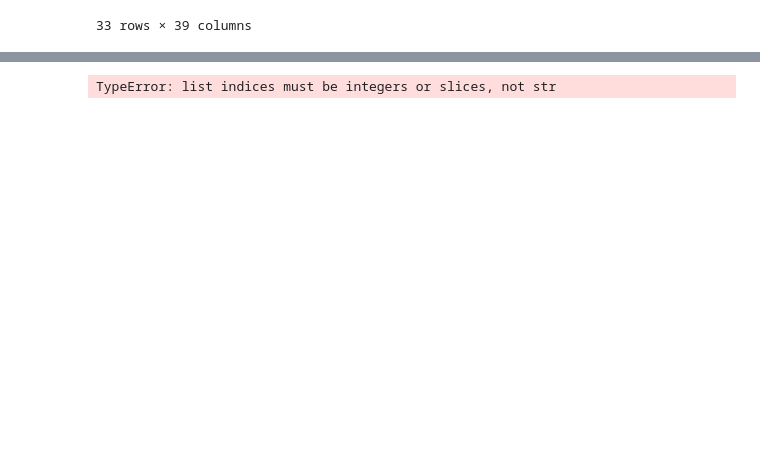
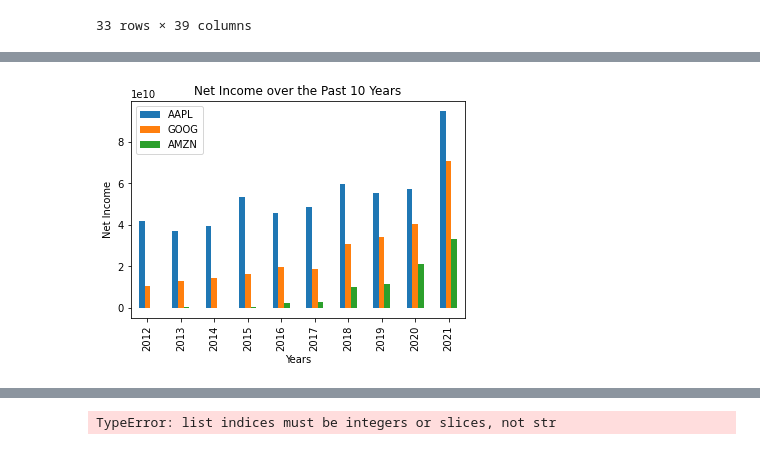
Before and after one commit to lyndsaywylie/Project-1, a Jupyter notebook: kim.ipynb, the cells around one changed output, grey strips where cells are left out. Cells and saved outputs as stored; diff of their text form; code cells hidden in the pictures; blank space fills up the shorter version.

```diff
--- a/kim.ipynb
+++ b/kim.ipynb
@@ -68,3 +65,18 @@ del_df
+# %%
+#create fake data
+del_df = pd.DataFrame({'Years': [2012, 2013, 2014, 2015, 2016, 2017, 2018, 2019, 2020, 2021],
+                   'AAPL': [41733000000, 37037000000, 39510000000, 53394000000, 45687000000, 48351000000, 59531000000, 55256000000, 57411000000, 94860000000],
+                   'GOOG': [10737000000, 12920000000, 14444000000, 16348000000, 19478000000, 18662000000, 30736000000, 34343000000, 40269000000, 70633000000],
+                   'AMZN': [-39000000, 244000000, -241000000, 596000000, 2371000000, 3033000000, 10073000000, 11588000000, 21331000000, 33364000000]})
+
+#plot columns on bar chart
+del_df[['AAPL', 'GOOG', 'AMZN', 'Years']].plot(x='Years', kind='bar')
+plt.title("Net Income over the Past 10 Years")
+plt.xlabel("Years")
+plt.ylabel("Net Income")
+plt.show()
+# %% [output]
+[figure, added]
 # %%
 #Get Quarterly Statements
 tickers1 = ['AAPL', 'GOOG', 'AMZN']
```
Also changed, not shown: parts of 3 cells of this notebook.
